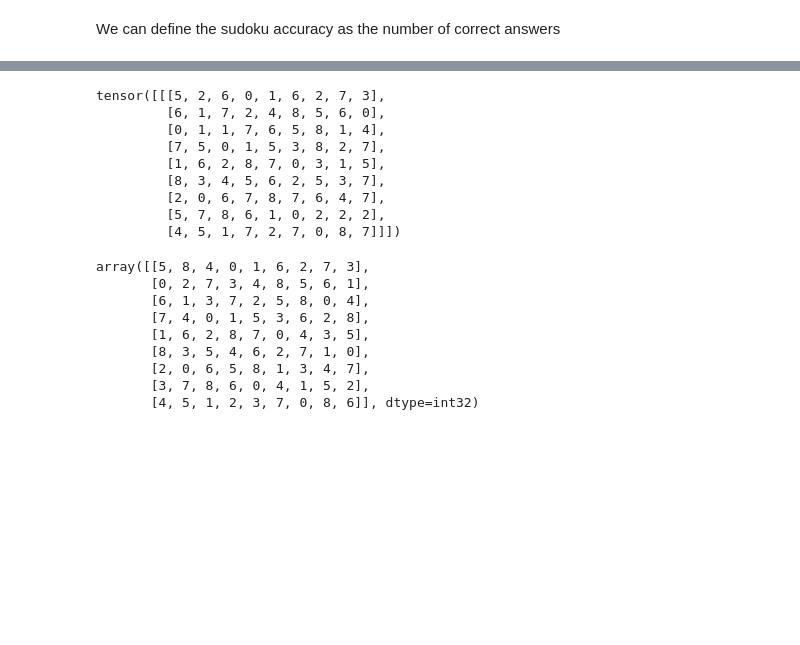
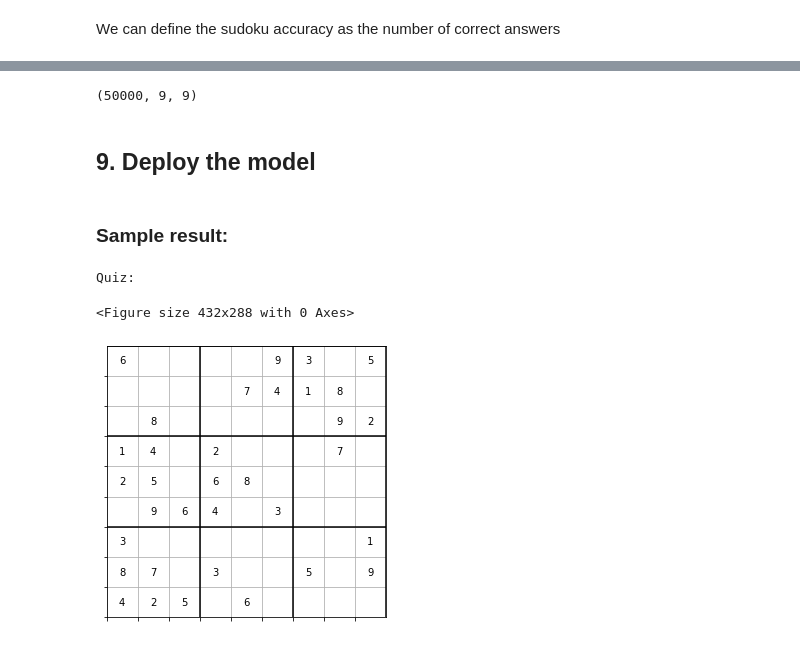
Before and after one commit to kelvinc123/Sudoku-Conv-NeuralNet, a Jupyter notebook: sudoku_CNN.ipynb, the cells around one changed output, grey strips where cells are left out. Cells and saved outputs as stored; diff of their text form; code cells hidden in the pictures; blank space fills up the shorter version.

```diff
--- a/sudoku_train.ipynb
+++ b/sudoku_CNN.ipynb
@@ -50,7 +52,9 @@ def plot_sudoku(sudoku):
     _ = ax.grid()
     _ = plt.show()
 # %%
-quizzes, solutions = load_sudoku(os.path.join("data", "sudoku.csv"))
+DATA_PATH = os.path.join("data", "sudoku.csv")
+
+quizzes, solutions = load_sudoku(DATA_PATH)
 # %% [markdown]
 Sample quiz and solution
 # %%
@@ -225,7 +229,7 @@ def normalize_batch(sudokus):
 # %%
 X_train = normalize_batch(X_train)
 X_val = normalize_batch(X_val)
-X_test = normalize_batch(X_test)
+# X_test = normalize_batch(X_test)
 # %% [markdown]
 #### Add channel dimension
 # %% [markdown]
@@ -233,7 +237,7 @@ The cnn model takes four dimensional inputs: batch, channel, height, and width.
 # %%
 X_train = X_train.reshape((-1, 1, 9, 9))
 X_val = X_val.reshape((-1, 1, 9, 9))
-X_test = X_test.reshape((-1, 1, 9, 9))
+# X_test = X_test.reshape((-1, 1, 9, 9))
 # %%
 X_train[:2]
 # %% [output]
@@ -574,0 +607,4 @@ def solve(sudoku, model=model):
+# %%
+X_test.shape
+# %% [output]
+(50000, 9, 9)
@@ -574,0 +614,2 @@ def solve(sudoku, model=model):
+# %% [markdown]
+## 9. Deploy the model
@@ -575,24 +644,9 @@ def solve(sudoku, model=model):
+# %% [markdown]
+### Sample result:
 # %%
-solve(X_test[0])
+print("Quiz: ")
+plot_sudoku(X_test[0])
 # %% [output]
-tensor([[[5, 2, 6, 0, 1, 6, 2, 7, 3],
-         [6, 1, 7, 2, 4, 8, 5, 6, 0],
-         [0, 1, 1, 7, 6, 5, 8, 1, 4],
-         [7, 5, 0, 1, 5, 3, 8, 2, 7],
-         [1, 6, 2, 8, 7, 0, 3, 1, 5],
-         [8, 3, 4, 5, 6, 2, 5, 3, 7],
-         [2, 0, 6, 7, 8, 7, 6, 4, 7],
-         [5, 7, 8, 6, 1, 0, 2, 2, 2],
-         [4, 5, 1, 7, 2, 7, 0, 8, 7]]])
+Quiz:
+<Figure size 432x288 with 0 Axes>
+[figure, added]
-# %%
-y_test[0]
-# %% [output]
-array([[5, 8, 4, 0, 1, 6, 2, 7, 3],
-       [0, 2, 7, 3, 4, 8, 5, 6, 1],
-       [6, 1, 3, 7, 2, 5, 8, 0, 4],
-       [7, 4, 0, 1, 5, 3, 6, 2, 8],
-       [1, 6, 2, 8, 7, 0, 4, 3, 5],
-       [8, 3, 5, 4, 6, 2, 7, 1, 0],
-       [2, 0, 6, 5, 8, 1, 3, 4, 7],
-       [3, 7, 8, 6, 0, 4, 1, 5, 2],
-       [4, 5, 1, 2, 3, 7, 0, 8, 6]], dtype=int32)
```
Also changed, not shown: parts of 26 cells of this notebook, 2 other files.
